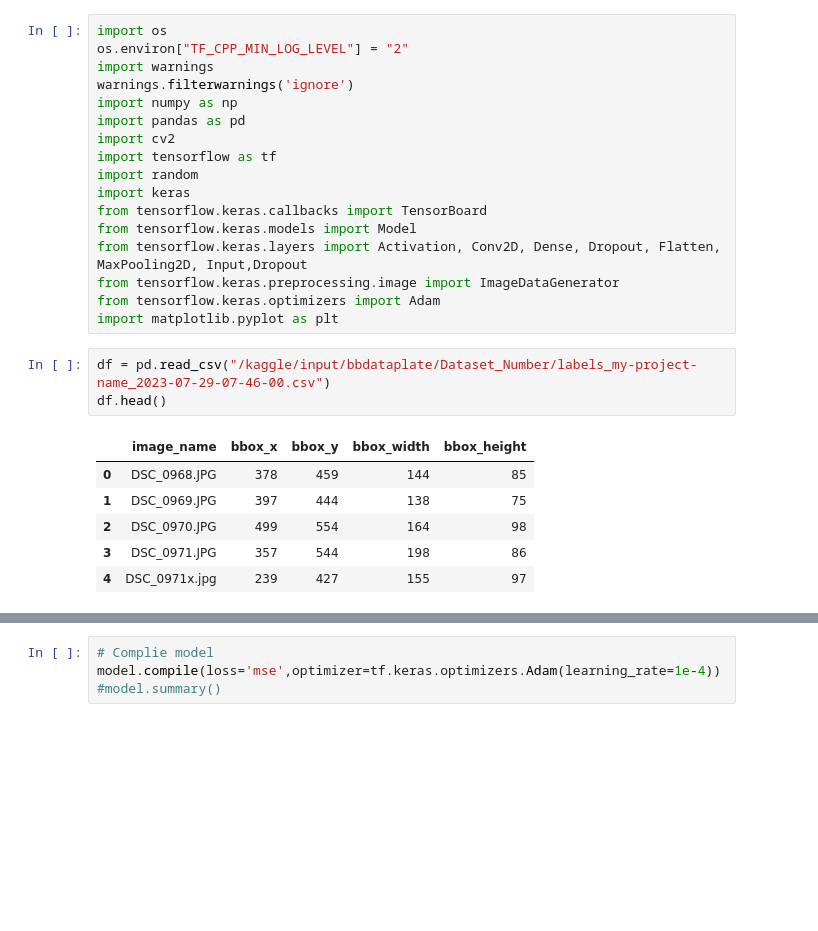
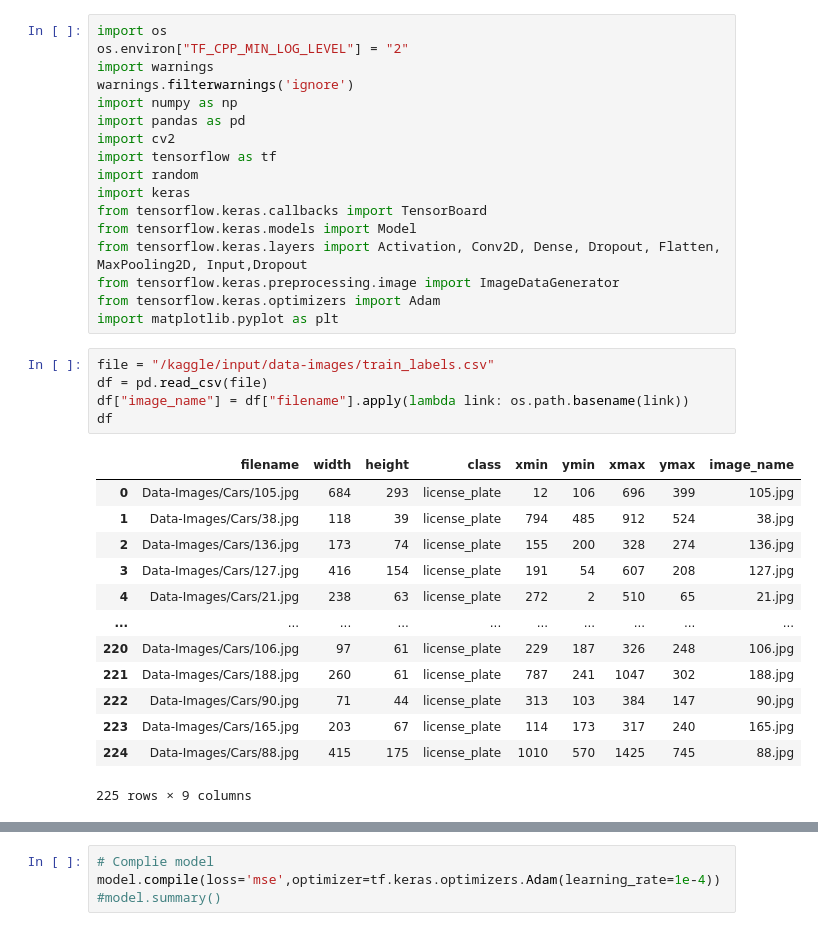
Before and after one commit to hassanmasood30/Programmer-Force, a Jupyter notebook: Evaluation Task/Deep Learning Task/Task 2/numberplate-detection-pakistancars.ipynb, the cells around one changed output, grey strips where cells are left out. Saved outputs shown, nothing was run; the diff lists cells and outputs as text; blank space fills up the shorter version.

```diff
--- a/Evaluation Task/Deep Learning Task/Task 2/numberplate-detection-pakistancars.ipynb
+++ b/Evaluation Task/Deep Learning Task/Task 2/numberplate-detection-pakistancars.ipynb
@@ -15,13 +15,22 @@ from tensorflow.keras.layers import Activation, Conv2D, Dense, Dropout, Flatten,
 from tensorflow.keras.preprocessing.image import ImageDataGenerator
 from tensorflow.keras.optimizers import Adam
 import matplotlib.pyplot as plt
-# %%
-df = pd.read_csv("/kaggle/input/bbdataplate/Dataset_Number/labels_my-project-name_2023-07-29-07-46-00.csv")
-df.head()
-# %% [output]
-|  | image_name | bbox_x | bbox_y | bbox_width | bbox_height |
-| 0 | DSC_0968.JPG | 378 | 459 | 144 | 85 |
-| 1 | DSC_0969.JPG | 397 | 444 | 138 | 75 |
-| 2 | DSC_0970.JPG | 499 | 554 | 164 | 98 |
-| 3 | DSC_0971.JPG | 357 | 544 | 198 | 86 |
-| 4 | DSC_0971x.jpg | 239 | 427 | 155 | 97 |
+# %%
+file = "/kaggle/input/data-images/train_labels.csv"
+df = pd.read_csv(file)
+df["image_name"] = df["filename"].apply(lambda link: os.path.basename(link))
+df
+# %% [output]
+|  | filename | width | height | class | xmin | ymin | xmax | ymax | image_name |
+| 0 | Data-Images/Cars/105.jpg | 684 | 293 | license_plate | 12 | 106 | 696 | 399 | 105.jpg |
+| 1 | Data-Images/Cars/38.jpg | 118 | 39 | license_plate | 794 | 485 | 912 | 524 | 38.jpg |
+| 2 | Data-Images/Cars/136.jpg | 173 | 74 | license_plate | 155 | 200 | 328 | 274 | 136.jpg |
+| 3 | Data-Images/Cars/127.jpg | 416 | 154 | license_plate | 191 | 54 | 607 | 208 | 127.jpg |
+| 4 | Data-Images/Cars/21.jpg | 238 | 63 | license_plate | 272 | 2 | 510 | 65 | 21.jpg |
+| ... | ... | ... | ... | ... | ... | ... | ... | ... | ... |
+| 220 | Data-Images/Cars/106.jpg | 97 | 61 | license_plate | 229 | 187 | 326 | 248 | 106.jpg |
+| 221 | Data-Images/Cars/188.jpg | 260 | 61 | license_plate | 787 | 241 | 1047 | 302 | 188.jpg |
+| 222 | Data-Images/Cars/90.jpg | 71 | 44 | license_plate | 313 | 103 | 384 | 147 | 90.jpg |
+| 223 | Data-Images/Cars/165.jpg | 203 | 67 | license_plate | 114 | 173 | 317 | 240 | 165.jpg |
+| 224 | Data-Images/Cars/88.jpg | 415 | 175 | license_plate | 1010 | 570 | 1425 | 745 | 88.jpg |
+225 rows × 9 columns
```
Also changed, not shown: parts of 14 cells of this notebook.
